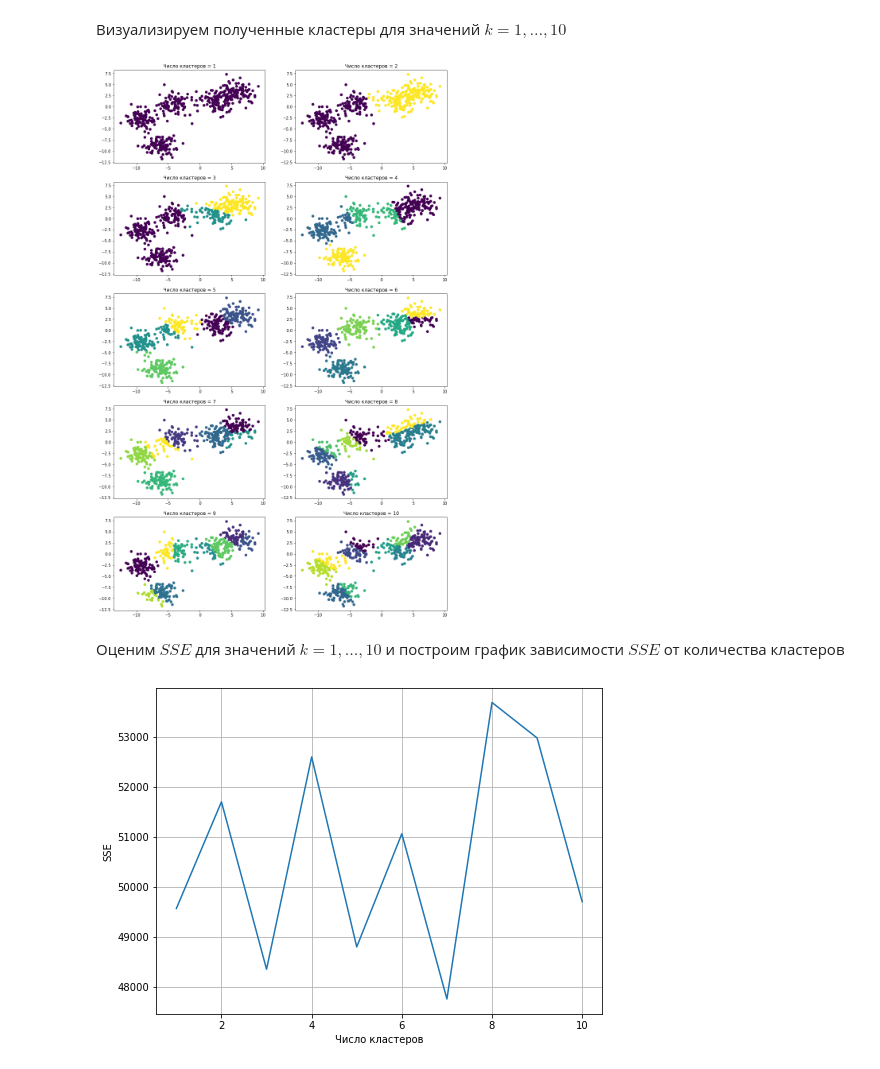
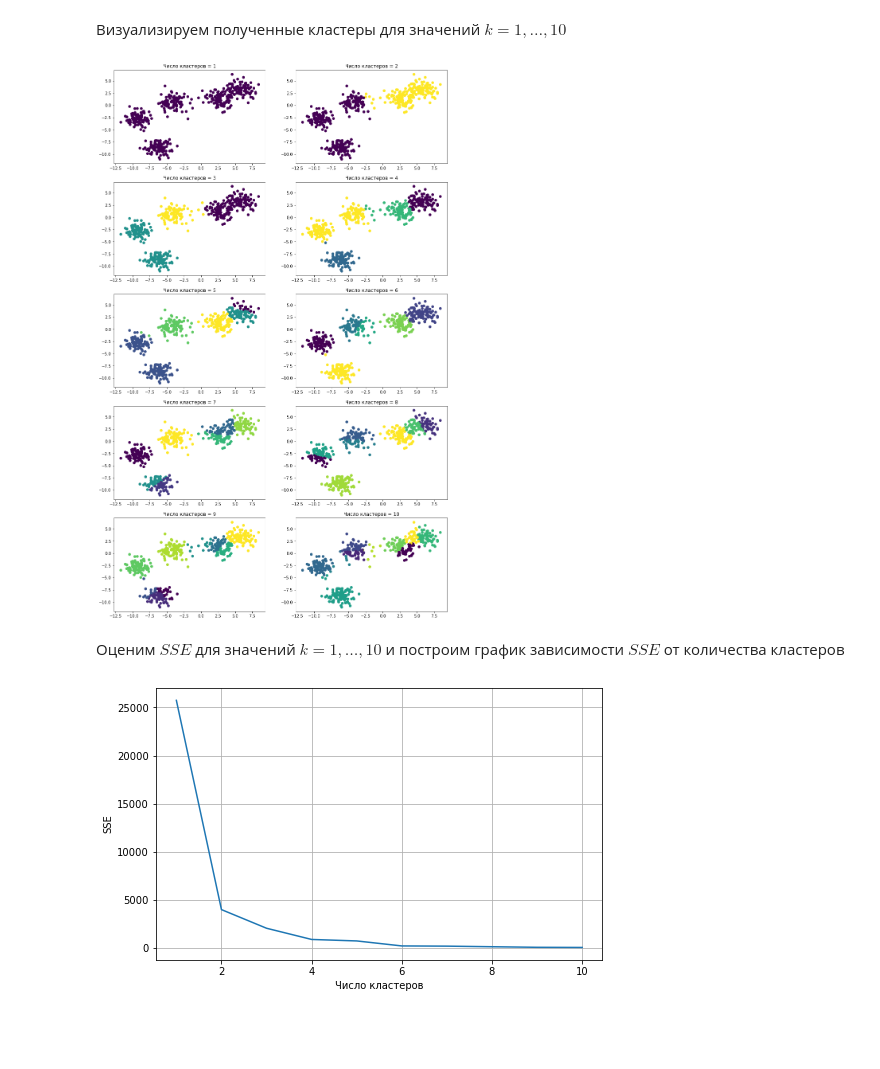
Before and after one commit to aicherepanov-taski/k-means-clustering, a Jupyter notebook: k_means_1.ipynb, the cells around one changed output. Drawn from its saved outputs; the diff is of its cells as text; code cells hidden in the pictures; blank space fills up the shorter version.

```diff
--- a/k_means_1.ipynb
+++ b/k_means_1.ipynb
@@ -13,7 +13,7 @@ import numpy as np
 # %% [markdown]
 Дано 5 классов:
 # %%
-X, Y = make_blobs(n_samples = 500, centers=5, n_features=2, cluster_std = 1.3, random_state=17)
+X, Y = make_blobs(n_samples = 500, centers=5, n_features=2, cluster_std = 1, random_state=17)
 # %%
 plt.scatter(X[:,0], X[:,1], c=Y)
 plt.title('Исходные данные');
@@ -94,17 +94,20 @@ class KMeans(object):
     Метод рассчитывает сумму квадратов расстояний между центроидом и каждым объектом кластера
 
     """
-    def _sse_for_cluster(self, data, centroid):
-        return np.sum((data - centroid) ** 2)
+    def _sse_for_cluster(self, obj_in_cluster, centroid):
+        return np.sum((obj_in_cluster - centroid) ** 2)
 
     """
     Метод рассчитывает сумму квадратических ошибок (SSE, sum of squared error)
 
     """
     def SSE(self, data):
+        clusters = self._add_objects_to_clusters(data, self.centroids)
         sse_list = []
         for cluster in range(self.k):
-            sse_list.append(self._sse_for_cluster(data, self.centroids[cluster]))
+            # Берём все точки, относящиеся к текущей центроиде
+            obj_in_cluster = data[clusters == cluster]
+            sse_list.append(self._sse_for_cluster(obj_in_cluster, self.centroids[cluster]))
         return np.array(sse_list).mean()
 # %%
 km = KMeans()
@@ -144,23 +147,22 @@ for k in range(1, 11):
 
 plt.show()
 # %% [output]
-[figure, old version]
+[figure, new version]
 # %% [markdown]
 Оценим $SSE$ для значений $k = 1, \ldots, 10$ и построим график зависимости $SSE$ от количества кластеров
 # %%
 sse_values = []
 
-for i in range(1, 11):
+for k in range(1, 11):
     km = KMeans(k = k)
     clusters = km.fit(X)
-    clusters = km.predict(X)
     sse_values.append(km.SSE(X))
 
-fig, ax = plt.subplots(figsize=(8, 6))
+plt.subplots(figsize=(8, 5))
 plt.plot(range(1, 11), sse_values)
 plt.xlabel('Число кластеров')
 plt.ylabel('SSE')
 plt.grid()
 plt.show()
 # %% [output]
-[figure, old version]
+[figure, new version]
```
Also changed, not shown: parts of 2 cells of this notebook.
